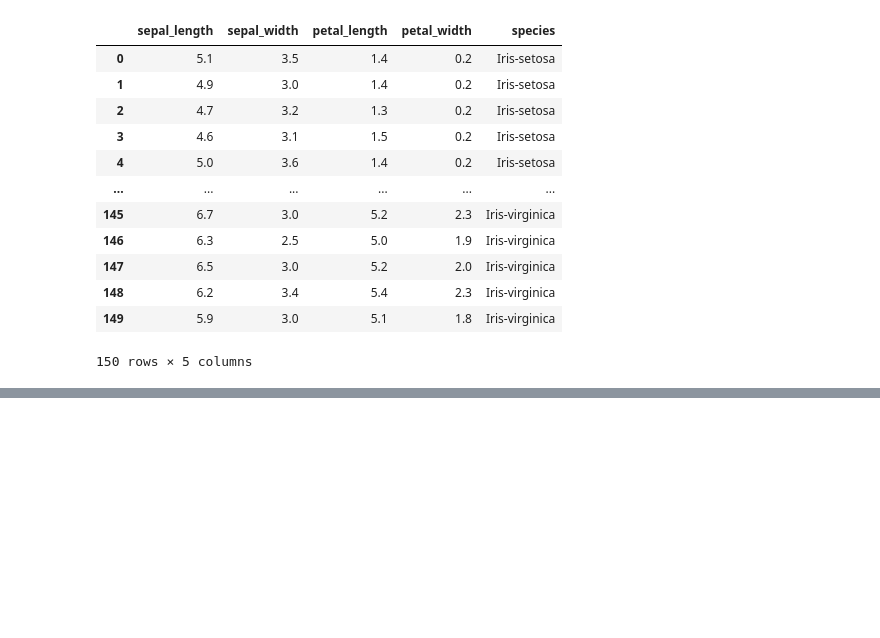
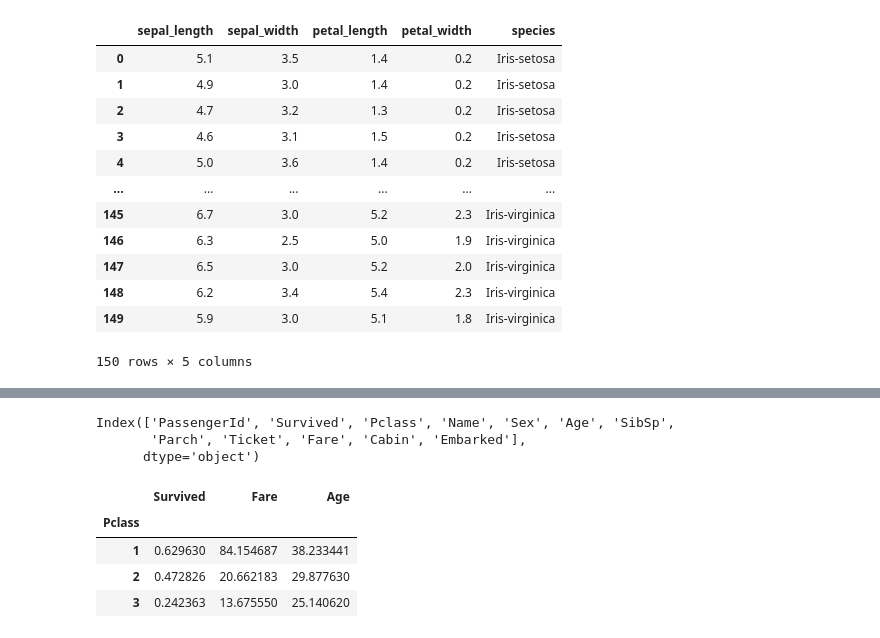
Before and after one commit to SourabhTiware/AI-ML-DS-Learning-Journey, a Jupyter notebook: 06 - Pandas par 2/Assignment Problem/Assignment_problems.ipynb, the cells around one changed output, grey strips where cells are left out. Drawn from its saved outputs; the diff is of its cells as text; code cells hidden in the pictures; blank space fills up the shorter version.

```diff
--- a/06 - Pandas par 2/Assignment Problem/Assignment_problems.ipynb
+++ b/06 - Pandas par 2/Assignment Problem/Assignment_problems.ipynb
@@ -403,0 +505,15 @@ df2
+# %%
+ti_df.columns
+# %% [output]
+Index(['PassengerId', 'Survived', 'Pclass', 'Name', 'Sex', 'Age', 'SibSp',
+       'Parch', 'Ticket', 'Fare', 'Cabin', 'Embarked'],
+      dtype='object')
+# %%
+compute_ans = ti_df.groupby("Pclass")[["Survived", "Fare", "Age"]].mean()
+compute_ans
+# %% [output]
+|  | Survived | Fare | Age |
+| Pclass |  |  |  |
+| 1 | 0.629630 | 84.154687 | 38.233441 |
+| 2 | 0.472826 | 20.662183 | 29.877630 |
+| 3 | 0.242363 | 13.675550 | 25.140620 |
```
Also changed, not shown: parts of 12 cells of this notebook, 1 other file.
